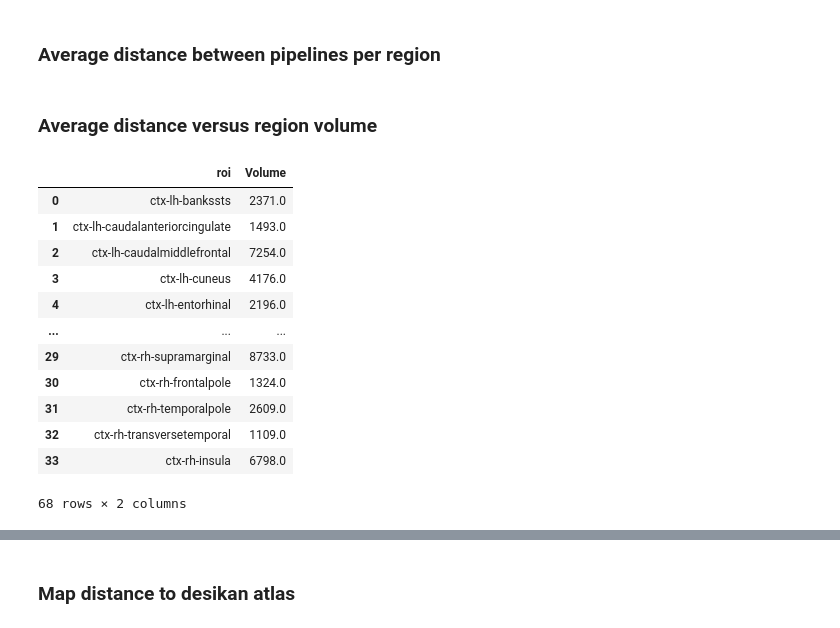
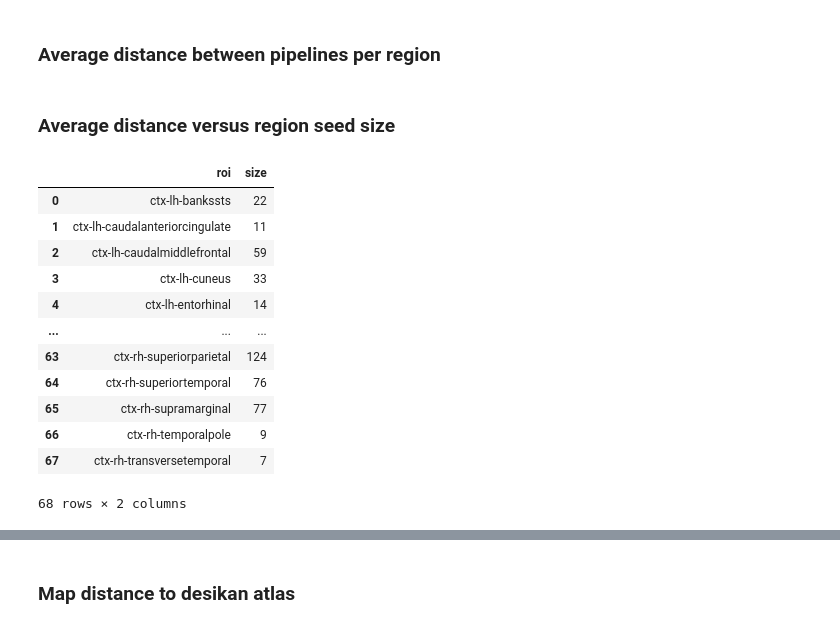
Before and after one commit to jrasero/connectivity-measures-clustering, a Jupyter notebook: plots_68.ipynb, the cells around one changed output, grey strips where cells are left out. Cells and saved outputs as stored; diff of their text form; code cells hidden in the pictures.

```diff
--- a/plots_68.ipynb
+++ b/plots_68.ipynb
@@ -47,31 +47,43 @@ dist_theta_68 =  pd.DataFrame({'value': np.mean(1-sim_pattern_roi_theta, axis=1)
 dist_theta_68.roi = dist_theta_68.roi.apply(lambda x: "ctx-" + x.split("_")[1].lower() + "h-" + x.split("_")[0].lower())
 dist_theta_68 = pd.merge(rois, dist_theta_68, on="roi")
 # %% [markdown]
-### Average distance versus region volume
+### Average distance versus region seed size
+# %%
+seed_size_df = pd.read_excel("data/Seed_Size.xlsx", header=None)
+
+seed_size_df.columns = ["roi", "hemisphere", "Size"]
+
+new_roi_labels = []
+for x in seed_size_df.iterrows():
+    roi, hemi, size = x[1]
+    new_roi_labels.append("ctx-" +  hemi.lower() + "h-" + roi.lower())
+
+seed_size_df = pd.DataFrame({"roi": new_roi_labels, "size": seed_size_df.Size})
+seed_size_df
+# %% [output]
+|  | roi | size |
+| 0 | ctx-lh-bankssts | 22 |
+| 1 | ctx-lh-caudalanteriorcingulate | 11 |
+| 2 | ctx-lh-caudalmiddlefrontal | 59 |
+| 3 | ctx-lh-cuneus | 33 |
+| 4 | ctx-lh-entorhinal | 14 |
+| ... | ... | ... |
+| 63 | ctx-rh-superiorparietal | 124 |
+| 64 | ctx-rh-superiortemporal | 76 |
+| 65 | ctx-rh-supramarginal | 77 |
+| 66 | ctx-rh-temporalpole | 9 |
+| 67 | ctx-rh-transversetemporal | 7 |
+68 rows × 2 columns
 # %%
-vols_lh_df = pd.melt(pd.read_csv("data/cvs_avg35_inMNI152_desikan_vols_lh.txt", sep="\t").iloc[:,1:])
-vols_lh_df.variable = vols_lh_df.variable.apply(lambda x: "ctx-" + "lh-" +  x.split("_")[1].lower())
+#vols_lh_df = pd.melt(pd.read_csv("data/cvs_avg35_inMNI152_desikan_vols_lh.txt", sep="\t").iloc[:,1:])
+#vols_lh_df.variable = vols_lh_df.variable.apply(lambda x: "ctx-" + "lh-" +  x.split("_")[1].lower())
 
-vols_rh_df = pd.melt(pd.read_csv("data/cvs_avg35_inMNI152_desikan_vols_rh.txt", sep="\t").iloc[:,1:])
-vols_rh_df.variable = vols_rh_df.variable.apply(lambda x: "ctx-" + "rh-" +  x.split("_")[1].lower())
+#vols_rh_df = pd.melt(pd.read_csv("data/cvs_avg35_inMNI152_desikan_vols_rh.txt", sep="\t").iloc[:,1:])
+#vols_rh_df.variable = vols_rh_df.variable.apply(lambda x: "ctx-" + "rh-" +  x.split("_")[1].lower())
 
-vols_df = pd.concat([vols_lh_df, vols_rh_df], axis=0)
-vols_df = vols_df.rename(columns={'value': 'Volume', 'variable':'roi'})
-vols_df
+#vols_df = pd.concat([vols_lh_df, vols_rh_df], axis=0)
+#vols_df = vols_df.rename(columns={'value': 'Volume', 'variable':'roi'})
+#vols_df
-# %% [output]
-|  | roi | Volume |
-| 0 | ctx-lh-bankssts | 2371.0 |
-| 1 | ctx-lh-caudalanteriorcingulate | 1493.0 |
-| 2 | ctx-lh-caudalmiddlefrontal | 7254.0 |
-| 3 | ctx-lh-cuneus | 4176.0 |
-| 4 | ctx-lh-entorhinal | 2196.0 |
-| ... | ... | ... |
-| 29 | ctx-rh-supramarginal | 8733.0 |
-| 30 | ctx-rh-frontalpole | 1324.0 |
-| 31 | ctx-rh-temporalpole | 2609.0 |
-| 32 | ctx-rh-transversetemporal | 1109.0 |
-| 33 | ctx-rh-insula | 6798.0 |
-68 rows × 2 columns
 # %%
 import seaborn as sns
 
```
Also changed, not shown: parts of 5 cells of this notebook, 16 other files.
